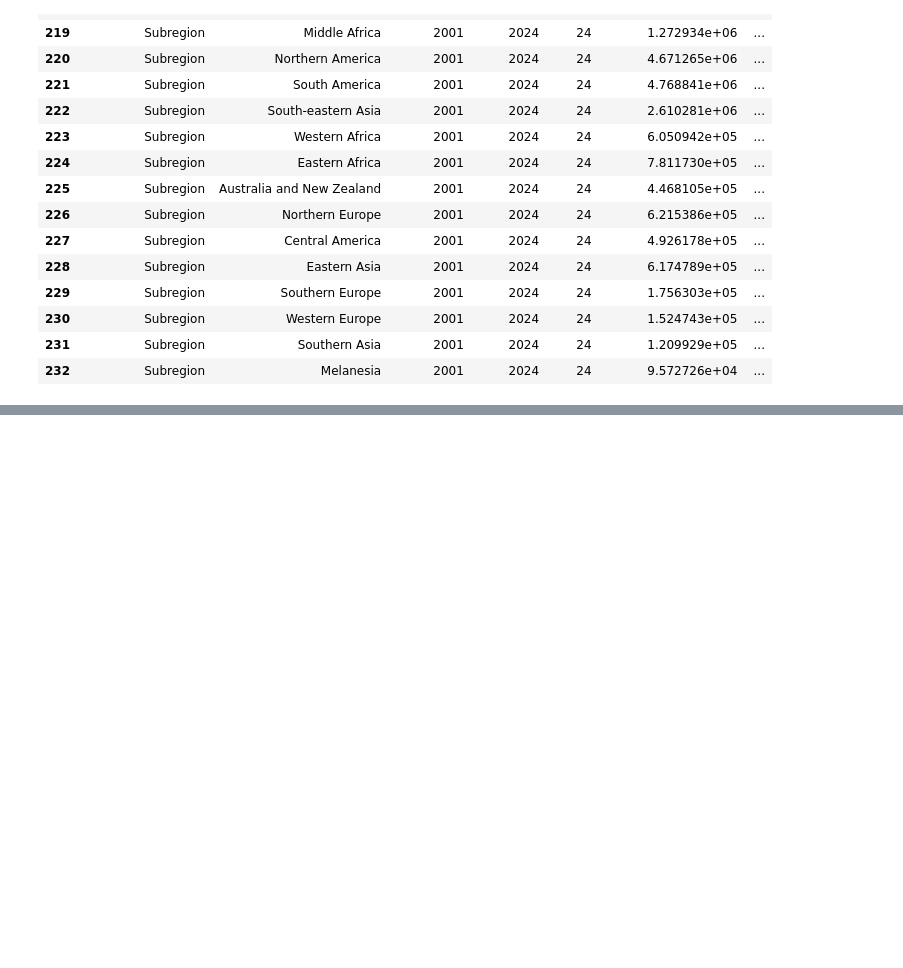
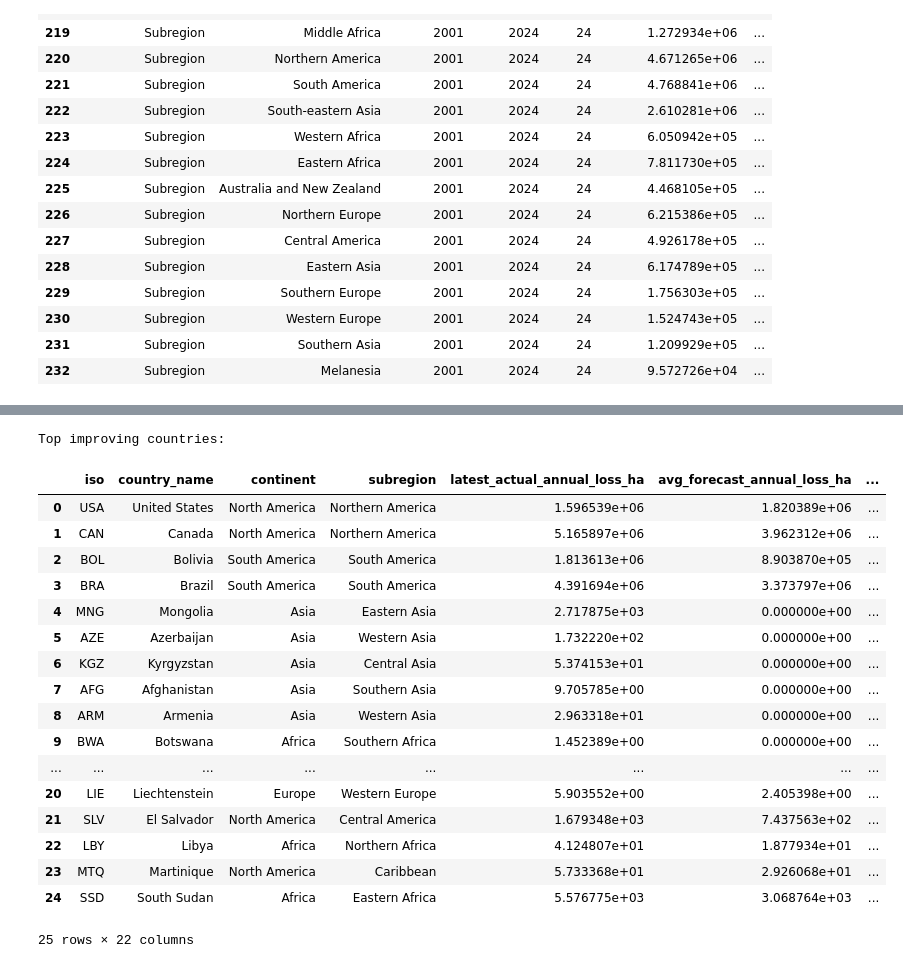
Before and after one commit to CH-CHISAKA/GlobalForestAnalysis, a Jupyter notebook: world_forest_distribution.ipynb, the cells around one changed output, grey strips where cells are left out. Drawn from its saved outputs; the diff is of its cells as text; code cells hidden in the pictures; blank space fills up the shorter version.

```diff
--- a/world_forest_distribution.ipynb
+++ b/world_forest_distribution.ipynb
@@ -2539,0 +3072,29 @@ plt.show()
+# %%
+# ---------------------------------------------------------
+# TOP IMPROVING COUNTRIES
+# ---------------------------------------------------------
+'''
+Inspect top improving countries
+'''
+print("Top improving countries:")
+display(top_improving_countries.head(25))
+# %% [output]
+Top improving countries:
+|  | iso | country_name | continent | subregion | latest_actual_annual_loss_ha | avg_forecast_annual_loss_ha | ... |
+| 0 | USA | United States | North America | Northern America | 1.596539e+06 | 1.820389e+06 | ... |
+| 1 | CAN | Canada | North America | Northern America | 5.165897e+06 | 3.962312e+06 | ... |
+| 2 | BOL | Bolivia | South America | South America | 1.813613e+06 | 8.903870e+05 | ... |
+| 3 | BRA | Brazil | South America | South America | 4.391694e+06 | 3.373797e+06 | ... |
+| 4 | MNG | Mongolia | Asia | Eastern Asia | 2.717875e+03 | 0.000000e+00 | ... |
+| 5 | AZE | Azerbaijan | Asia | Western Asia | 1.732220e+02 | 0.000000e+00 | ... |
+| 6 | KGZ | Kyrgyzstan | Asia | Central Asia | 5.374153e+01 | 0.000000e+00 | ... |
+| 7 | AFG | Afghanistan | Asia | Southern Asia | 9.705785e+00 | 0.000000e+00 | ... |
+| 8 | ARM | Armenia | Asia | Western Asia | 2.963318e+01 | 0.000000e+00 | ... |
+| 9 | BWA | Botswana | Africa | Southern Africa | 1.452389e+00 | 0.000000e+00 | ... |
+| ... | ... | ... | ... | ... | ... | ... | ... |
+| 20 | LIE | Liechtenstein | Europe | Western Europe | 5.903552e+00 | 2.405398e+00 | ... |
+| 21 | SLV | El Salvador | North America | Central America | 1.679348e+03 | 7.437563e+02 | ... |
+| 22 | LBY | Libya | Africa | Northern Africa | 4.124807e+01 | 1.877934e+01 | ... |
+| 23 | MTQ | Martinique | North America | Caribbean | 5.733368e+01 | 2.926068e+01 | ... |
+| 24 | SSD | South Sudan | Africa | Eastern Africa | 5.576775e+03 | 3.068764e+03 | ... |
+25 rows × 22 columns
```
Also changed, not shown: parts of 11 cells of this notebook.
